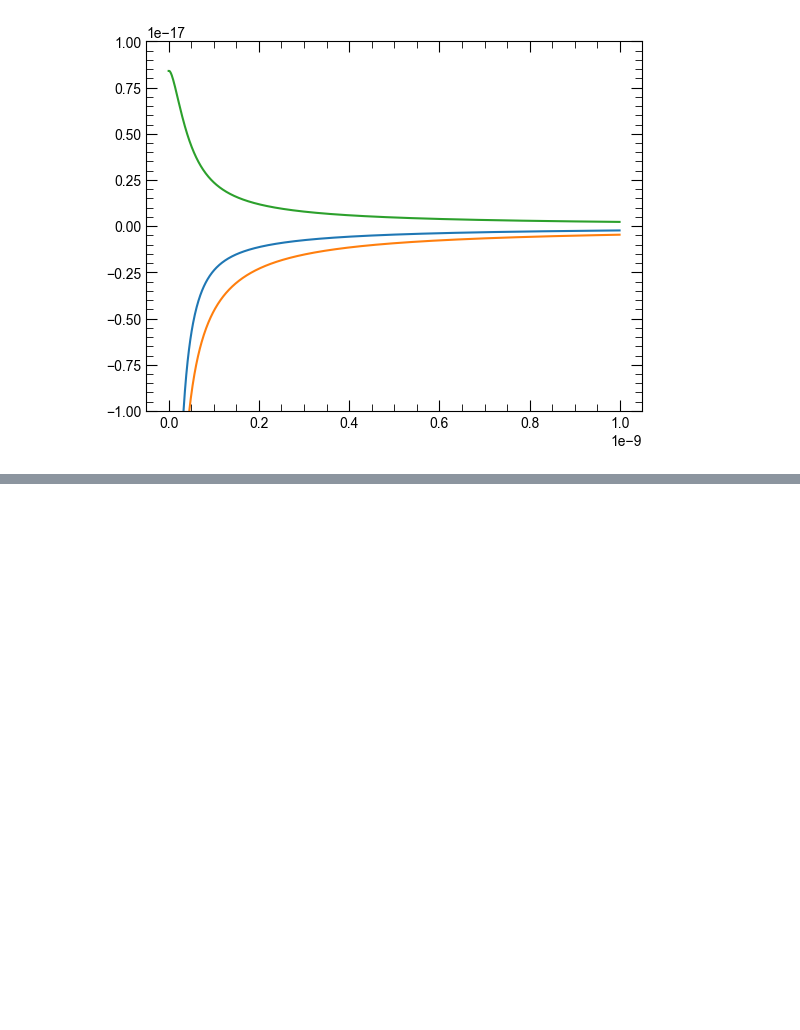
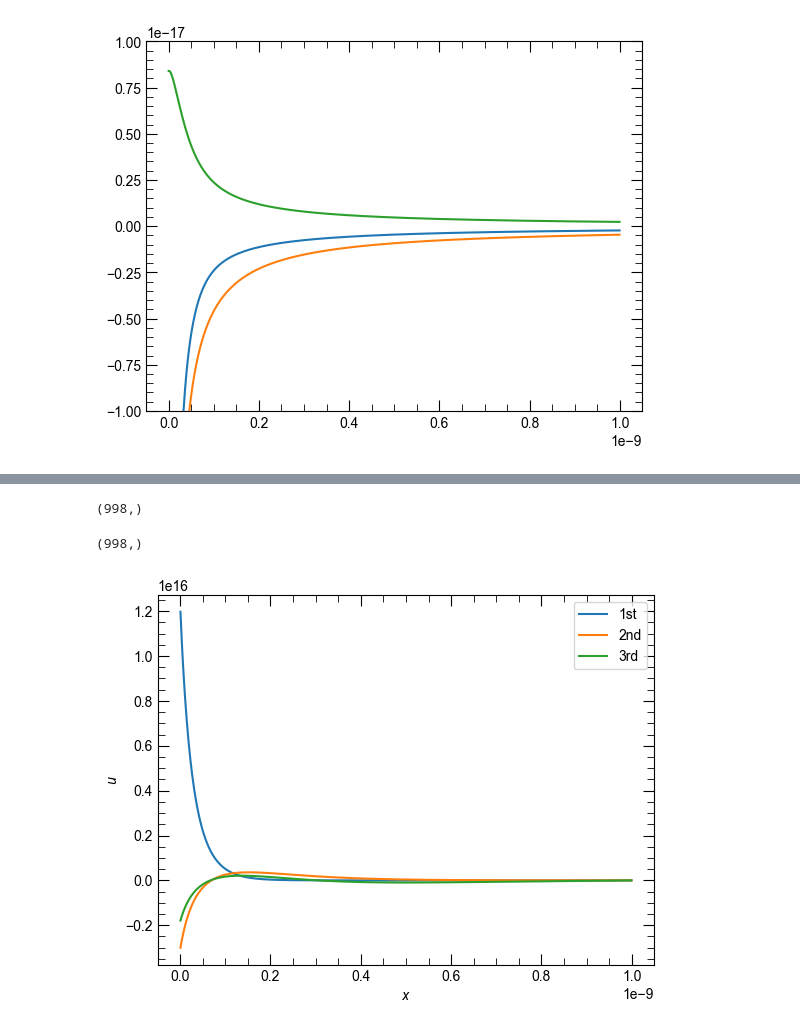
Before and after one commit to yamashun99/fem_schrodinger, a Jupyter notebook: examples/1d/helium.ipynb, the cells around one changed output, grey strips where cells are left out. Saved outputs shown, nothing was run; the diff lists cells and outputs as text; code cells hidden in the pictures; blank space fills up the shorter version.

```diff
--- a/examples/1d/helium.ipynb
+++ b/examples/1d/helium.ipynb
@@ -173,0 +172,19 @@ fig.savefig("eigenfunction.pdf")
+# %%
+vec_a[:, 0].shape
+# %% [output]
+(998,)
+# %%
+xs[1:-1].shape
+# %% [output]
+(998,)
+# %%
+fig, ax = plt.subplots()
+ax.plot(xs[1:-1], vec_a[:, 0] / xs[1:-1], label="1st")
+ax.plot(xs[1:-1], vec_a[:, 1] / xs[1:-1], label="2nd")
+ax.plot(xs[1:-1], vec_a[:, 2] / xs[1:-1], label="3rd")
+ax.legend()
+ax.set_xlabel("$x$")
+ax.set_ylabel("$u$")
+fig.savefig("eigenfunction.pdf")
+# %% [output]
+[figure, added]
```
Also changed, not shown: parts of 9 cells of this notebook, 5 other files.
